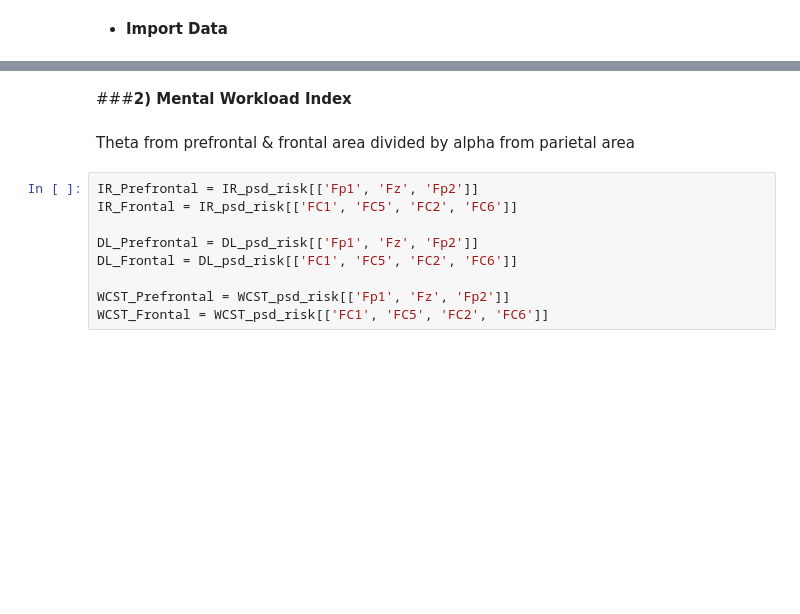
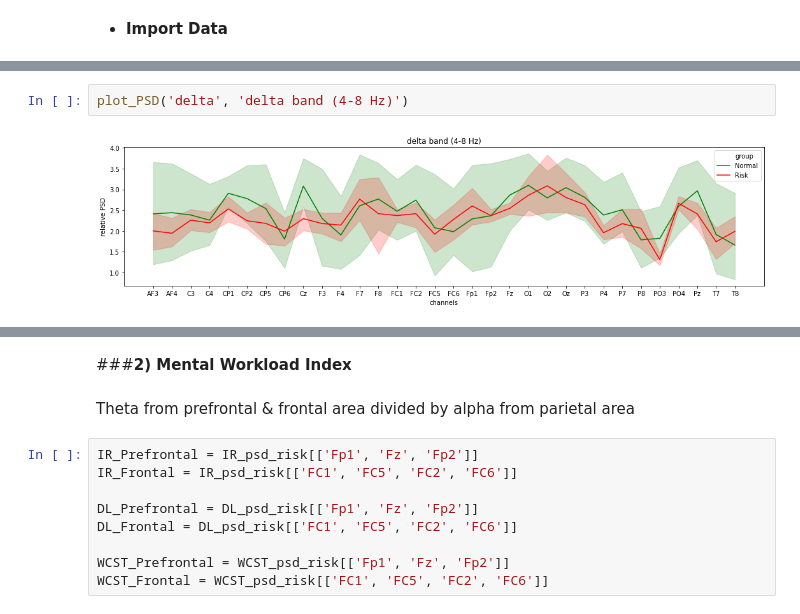
Before and after one commit to Sirabhop/Preclinical-AD-EEG-classification, a Jupyter notebook: Data_Exploration.ipynb, the cells around one changed output, grey strips where cells are left out. Saved outputs shown, nothing was run; the diff lists cells and outputs as text; blank space fills up the shorter version.

```diff
--- a/Data_Exploration.ipynb
+++ b/Data_Exploration.ipynb
@@ -437,0 +301,4 @@ plt.legend()
+# %%
+plot_PSD('delta', 'delta band (4-8 Hz)')
+# %% [output]
+[figure, added]
```
Also changed, not shown: parts of 61 cells of this notebook.
